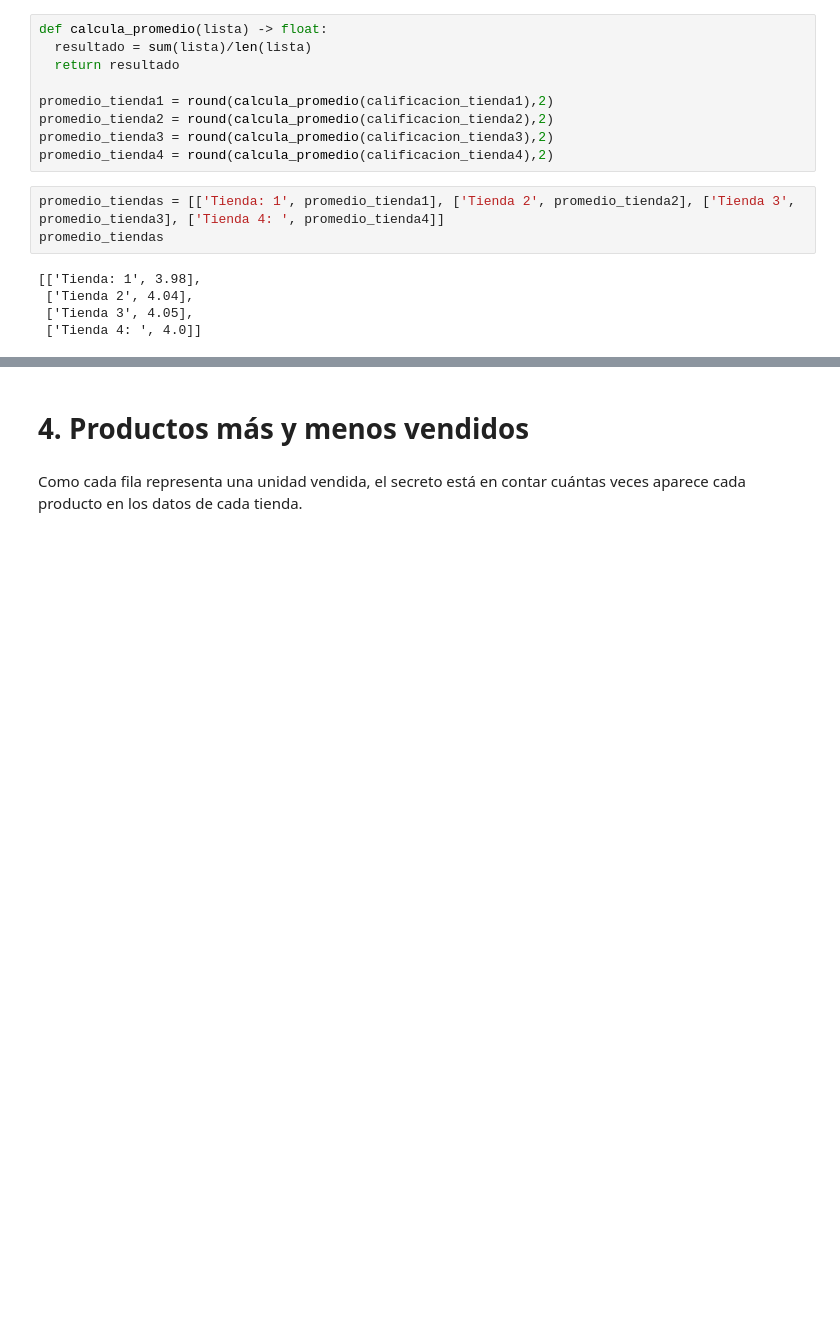
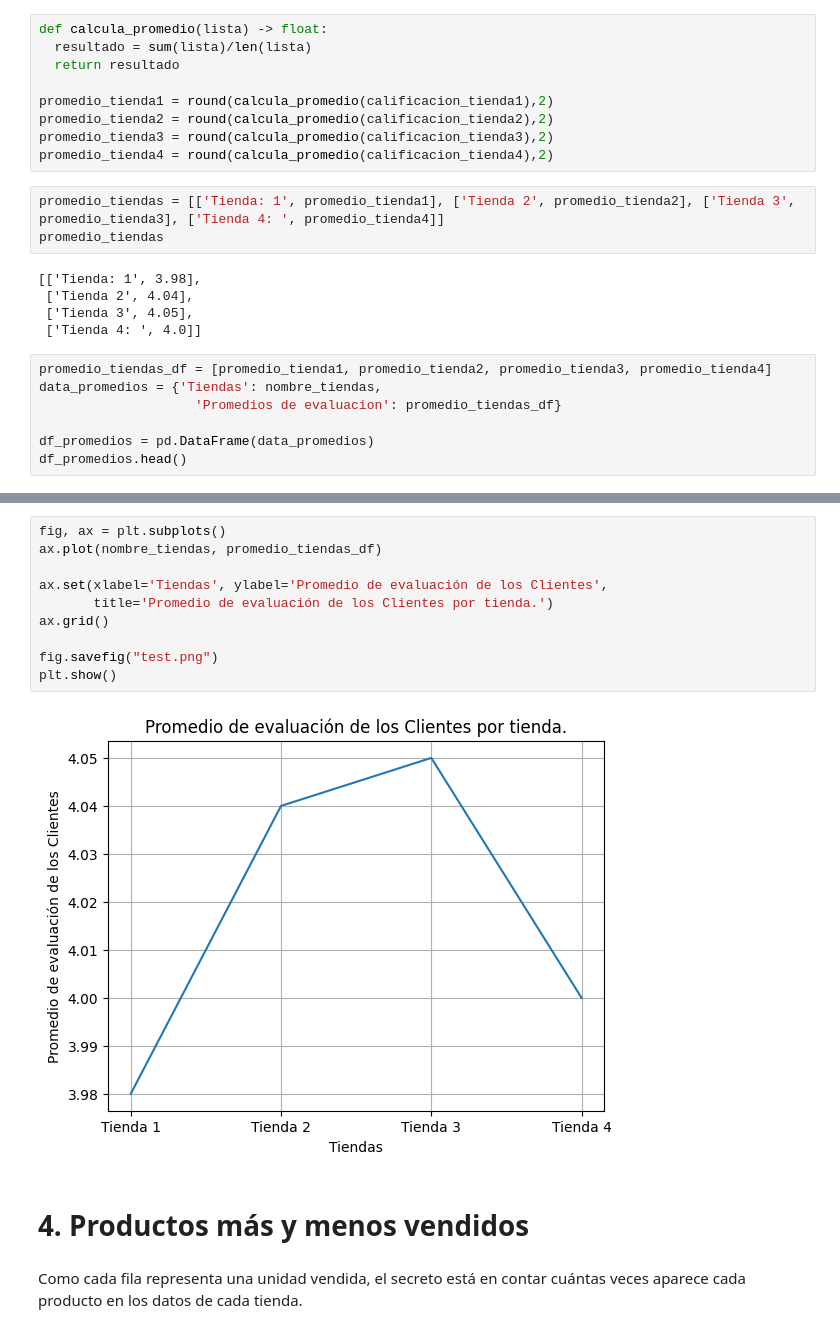
Before and after one commit to nxzK1/challenge-AluraStore, a Jupyter notebook: AluraStoreLatam.ipynb, the cells around one changed output, grey strips where cells are left out. Drawn from its saved outputs; the diff is of its cells as text; blank space fills up the shorter version.

Commit message:
Se crean los gráficos de los puntos 3 y 5. Además de tareas de debugging y creación de manera preliminar del informe para el cliente.

```diff
--- a/AluraStoreLatam.ipynb
+++ b/AluraStoreLatam.ipynb
@@ -306,3 +312,10 @@ promedio_tiendas
  ['Tienda 2', 4.04],
  ['Tienda 3', 4.05],
  ['Tienda 4: ', 4.0]]
+# %%
+promedio_tiendas_df = [promedio_tienda1, promedio_tienda2, promedio_tienda3, promedio_tienda4]
+data_promedios = {'Tiendas': nombre_tiendas,
+                    'Promedios de evaluacion': promedio_tiendas_df}
+
+df_promedios = pd.DataFrame(data_promedios)
+df_promedios.head()
@@ -309,3 +340,15 @@ promedio_tiendas
+# %%
+fig, ax = plt.subplots()
+ax.plot(nombre_tiendas, promedio_tiendas_df)
+
+ax.set(xlabel='Tiendas', ylabel='Promedio de evaluación de los Clientes',
+       title='Promedio de evaluación de los Clientes por tienda.')
+ax.grid()
+
+fig.savefig("test.png")
+plt.show()
+# %% [output]
+[figure, added]
 # %% [markdown]
 # 4. Productos más y menos vendidos
 # %% [markdown]
```
Also changed, not shown: parts of 8 cells of this notebook.
